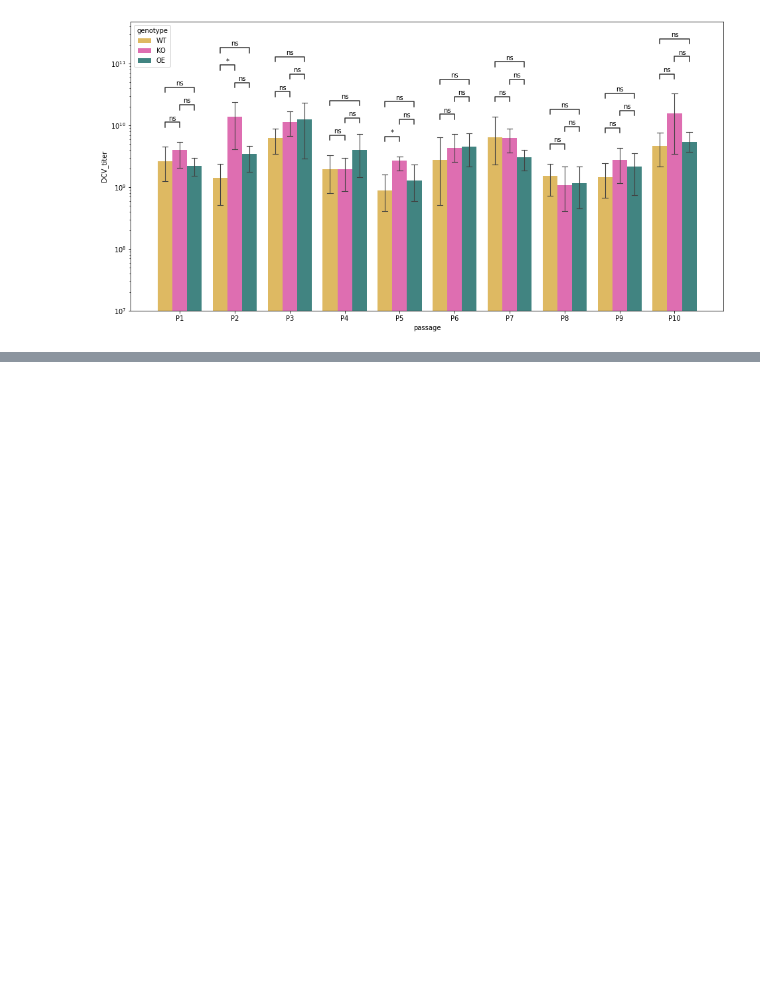
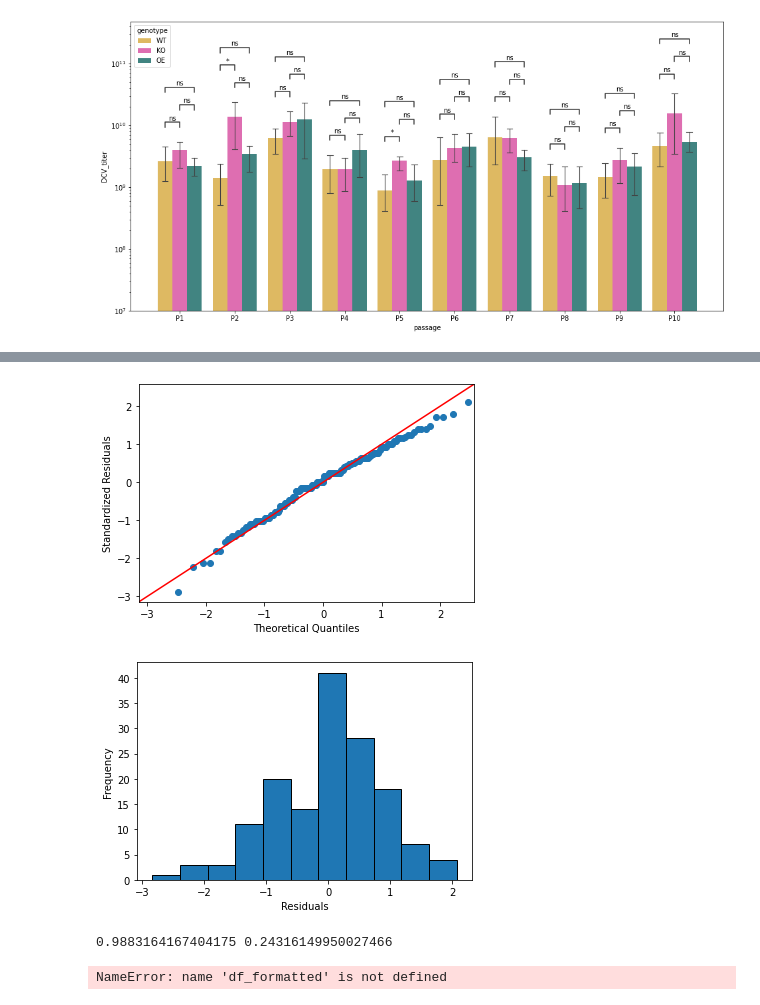
Before and after one commit to LaraFuhrmann/DCV-Evolution-Data-Processing, a Jupyter notebook: workflow/notebooks/Figure_1C__viral_titers.ipynb, the cells around one changed output, grey strips where cells are left out. Drawn from its saved outputs; the diff is of its cells as text; code cells hidden in the pictures; blank space fills up the shorter version.

```diff
--- a/workflow/notebooks/Figure_1C__viral_titers.ipynb
+++ b/workflow/notebooks/Figure_1C__viral_titers.ipynb
@@ -160,0 +208,5 @@ fig.savefig("./000__Manuscript_figures/Figure_1C__viral_titers.svg")
+# %%
+# ANOVA table using bioinfokit v1.0.3 or later (it uses wrapper script for anova_lm)
+res = stat()
+res.anova_stat(df=df, res_var='DCV_titer_log', anova_model='DCV_titer_log ~ genotype * passage')
+res.anova_summary
@@ -160,0 +219,43 @@ fig.savefig("./000__Manuscript_figures/Figure_1C__viral_titers.svg")
+# %%
+# test ANOVA assumptions
+
+# QQ-plot
+# res.anova_std_residuals are standardized residuals obtained from ANOVA (check above)
+sm.qqplot(res.anova_std_residuals, line='45')
+plt.xlabel("Theoretical Quantiles")
+plt.ylabel("Standardized Residuals")
+plt.show()
+
+# histogram
+plt.hist(res.anova_model_out.resid, bins='auto', histtype='bar', ec='k')
+plt.xlabel("Residuals")
+plt.ylabel('Frequency')
+plt.show()
+# %% [output]
+[figure, added]
+[figure, added]
+# %%
+# Shapiro-Wilk test can be used to check the normal distribution of residuals.
+# Null hypothesis: data is drawn from normal distribution.
+
+# get ANOVA table as R like output
+import statsmodels.api as sm
+from statsmodels.formula.api import ols
+
+# Ordinary Least Squares (OLS) model
+model = ols('DCV_titer_log ~ C(genotype) * C(passage)', data=df).fit()
+anova_table = sm.stats.anova_lm(model, typ=2)
+anova_table
+
+
+import scipy.stats as stats
+w, pvalue = stats.shapiro(model.resid)
+print(w, pvalue)
+# %% [output]
+0.9883164167404175 0.24316149950027466
+# %%
+model = ols('DCV_titer ~ genotype * passage', data=df_formatted).fit()
+anova_table = sm.stats.anova_lm(model, typ=2)
+anova_table
+# %% [output]
+NameError: name 'df_formatted' is not defined
```
Also changed, not shown: parts of 7 cells of this notebook, 2 other files.
